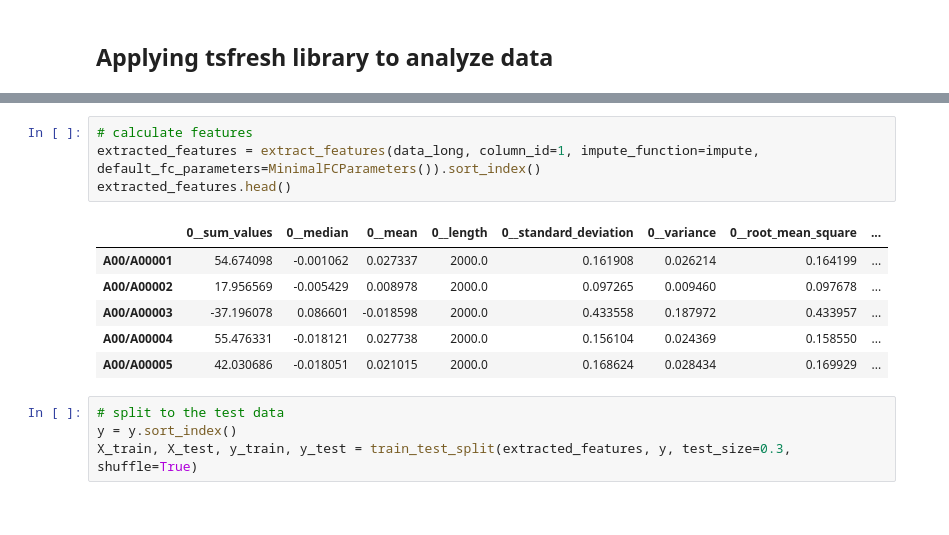
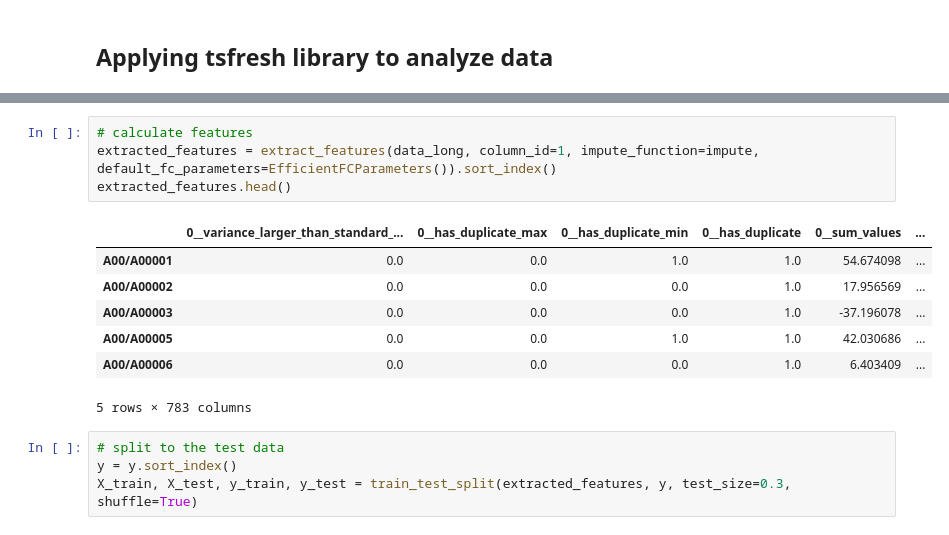
Before and after one commit to ZiskanderZ/ECG_analyze, a Jupyter notebook: analyze_data.ipynb, the cells around one changed output, grey strips where cells are left out. Saved outputs shown, nothing was run; the diff lists cells and outputs as text.

```diff
--- a/analyze_data.ipynb
+++ b/analyze_data.ipynb
@@ -117,14 +117,15 @@ data_long.head()
 # %%
 # calculate features
-extracted_features = extract_features(data_long, column_id=1, impute_function=impute, default_fc_parameters=MinimalFCParameters()).sort_index()
+extracted_features = extract_features(data_long, column_id=1, impute_function=impute, default_fc_parameters=EfficientFCParameters()).sort_index()
 extracted_features.head()
 # %% [output]
-|  | 0__sum_values | 0__median | 0__mean | 0__length | 0__standard_deviation | 0__variance | 0__root_mean_square | ... |
-| A00/A00001 | 54.674098 | -0.001062 | 0.027337 | 2000.0 | 0.161908 | 0.026214 | 0.164199 | ... |
-| A00/A00002 | 17.956569 | -0.005429 | 0.008978 | 2000.0 | 0.097265 | 0.009460 | 0.097678 | ... |
-| A00/A00003 | -37.196078 | 0.086601 | -0.018598 | 2000.0 | 0.433558 | 0.187972 | 0.433957 | ... |
-| A00/A00004 | 55.476331 | -0.018121 | 0.027738 | 2000.0 | 0.156104 | 0.024369 | 0.158550 | ... |
-| A00/A00005 | 42.030686 | -0.018051 | 0.021015 | 2000.0 | 0.168624 | 0.028434 | 0.169929 | ... |
+|  | 0__variance_larger_than_standard_... | 0__has_duplicate_max | 0__has_duplicate_min | 0__has_duplicate | 0__sum_values | ... |
+| A00/A00001 | 0.0 | 0.0 | 1.0 | 1.0 | 54.674098 | ... |
+| A00/A00002 | 0.0 | 0.0 | 0.0 | 1.0 | 17.956569 | ... |
+| A00/A00003 | 0.0 | 0.0 | 0.0 | 1.0 | -37.196078 | ... |
+| A00/A00005 | 0.0 | 0.0 | 1.0 | 1.0 | 42.030686 | ... |
+| A00/A00006 | 0.0 | 0.0 | 0.0 | 1.0 | 6.403409 | ... |
+5 rows × 783 columns
 # %%
 # split to the test data
 y = y.sort_index()
```
Also changed, not shown: parts of 9 cells of this notebook.
